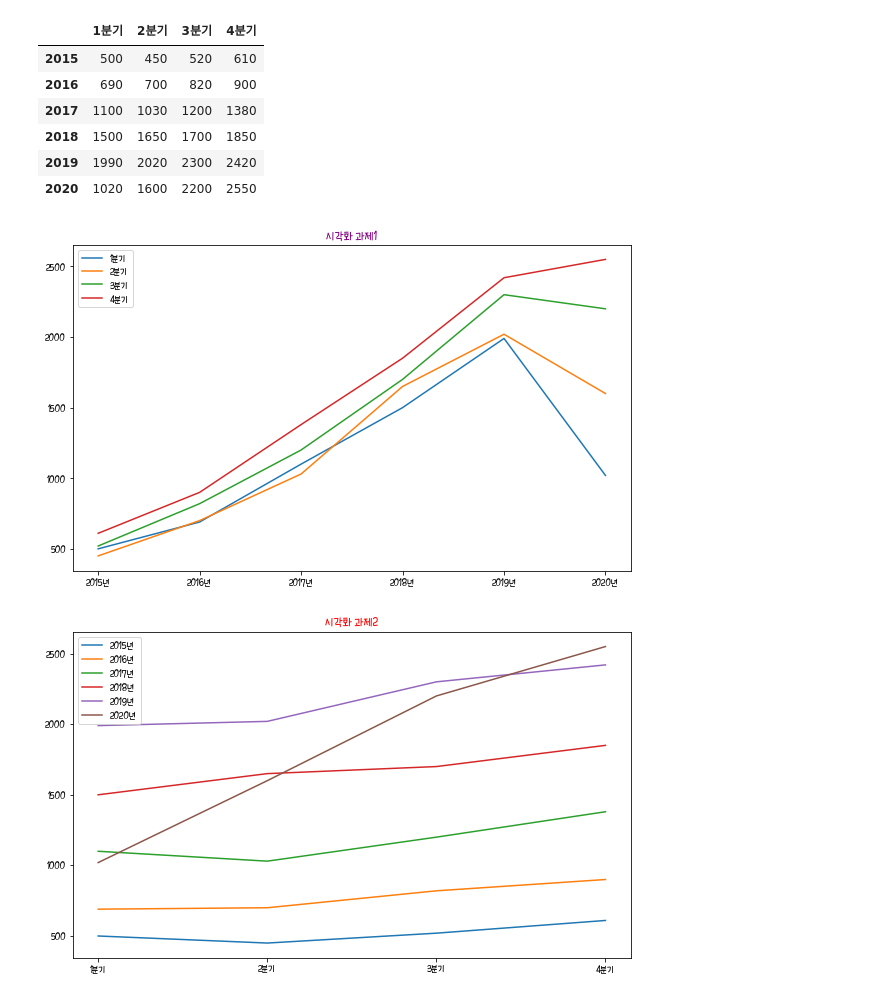
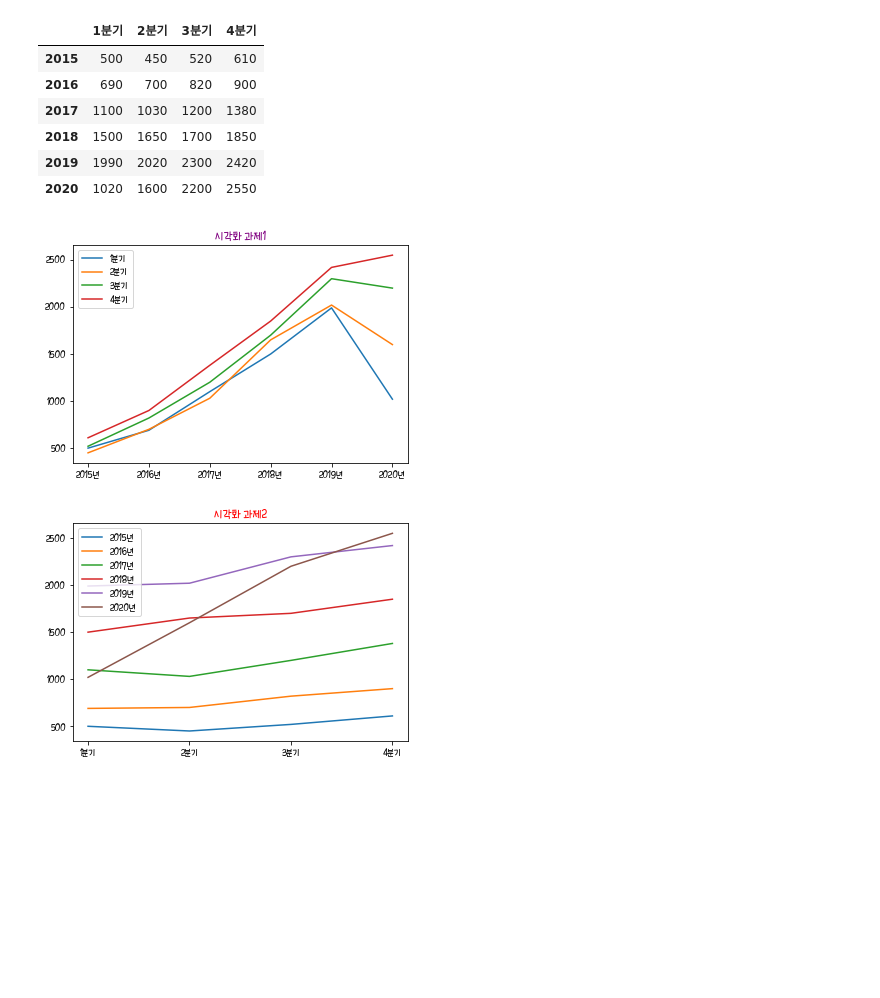
Before and after one commit to jaeha13/k-digital, a Jupyter notebook: PYDATAexam/lab/lab13.ipynb, the cells around one changed output. Drawn from its saved outputs; the diff is of its cells as text; code cells hidden in the pictures; blank space fills up the shorter version.

```diff
--- a/PYDATAexam/lab/lab13.ipynb
+++ b/PYDATAexam/lab/lab13.ipynb
@@ -27,24 +27,22 @@ display(df)
 # %%
 import numpy as np
 
-plt.figure(figsize=(10, 6))
 plt.title('시각화 과제1', color='purple')
 plt.plot(df)
 plt.legend(df.columns, loc = 0)
 plt.xticks(df.index, labels=[str(i) + '년' for i in df.index])
-plt.savefig('../output/hw1.png')
+plt.savefig('../output/hw1.png', dpi=600)
 plt.show()
 # %% [output]
-[figure, old version]
+[figure, new version]
 # %%
 df1 = df.transpose()
 
-plt.figure(figsize=(10, 6))
 plt.title('시각화 과제2', color='red')
 plt.plot(df1, label=[str(i) + '년' for i in df1.columns])
 plt.legend(loc=0)
-plt.savefig('../output/hw2.png')
+plt.savefig('../output/hw2.png', dpi=600)
 plt.show()
 # %% [output]
-[figure, old version]
+[figure, new version]
 # %%
```
Also changed, not shown: parts of 2 cells of this notebook, 6 other files.
